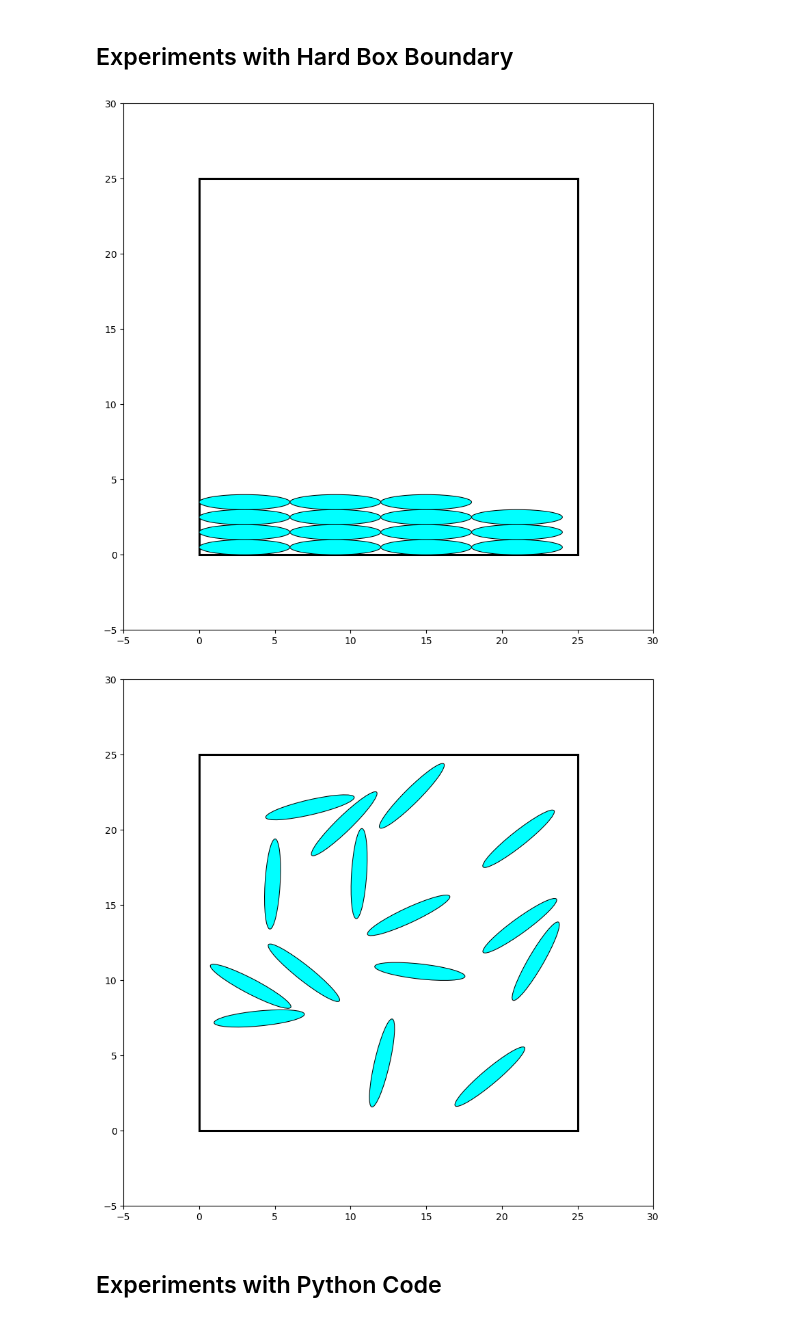
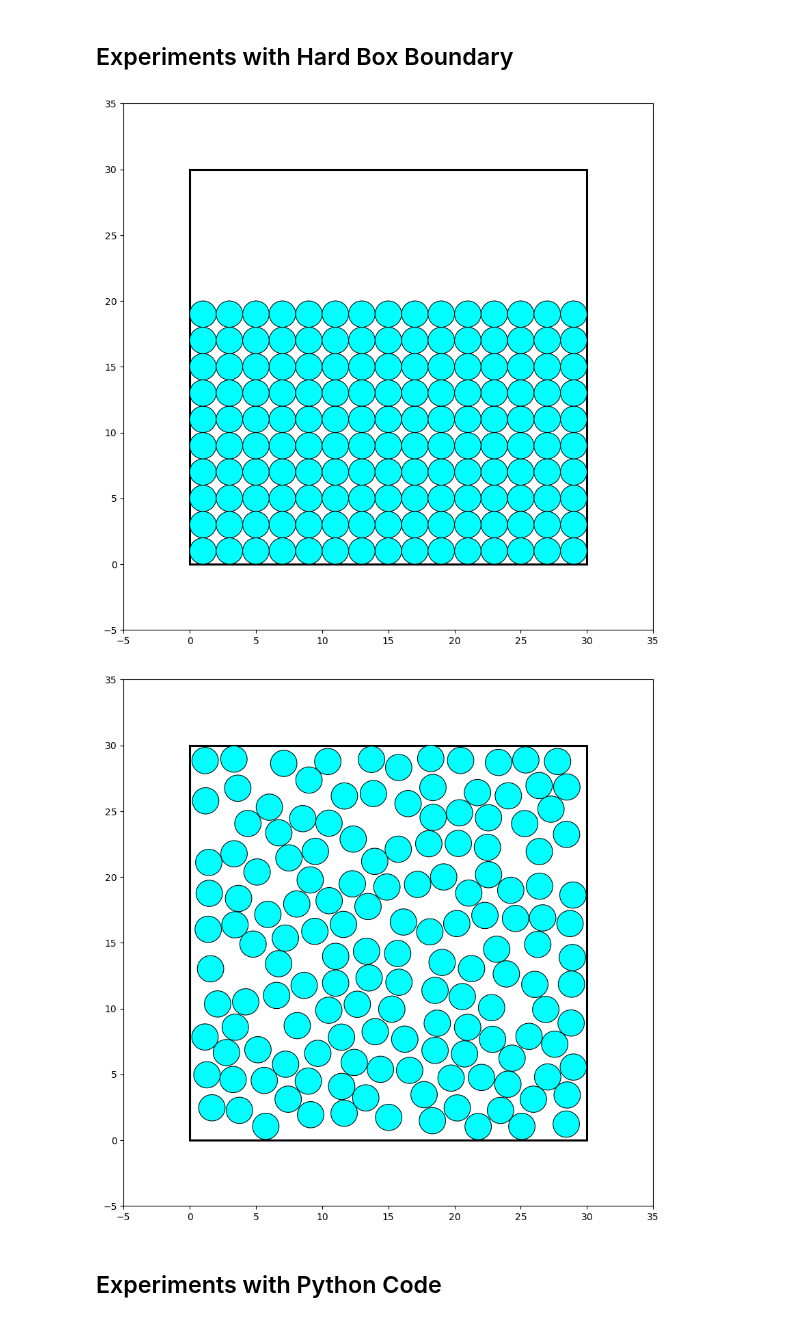
Before and after one commit to SyuW/Liquid-Crystals-Monte-Carlo, a Jupyter notebook: src/cpp/plot_initial.ipynb, the cells around one changed output. Drawn from its saved outputs; the diff is of its cells as text; code cells hidden in the pictures.

```diff
--- a/src/cpp/plot_initial.ipynb
+++ b/src/cpp/plot_initial.ipynb
@@ -15,11 +15,12 @@ final_arr = np.genfromtxt(final_positions_file, dtype=float, delimiter=",")
 
 a = 3
 b = 0.5
+radius = 25
 
 for arr in [init_arr, final_arr]:
     fig, ax = plt.subplots()
     fig.set_size_inches(10, 10)
-    outer_circle = plt.Circle((0, 0), 25, color="black", fill=False, linewidth=2.2)
+    outer_circle = plt.Circle((0, 0), radius, color="black", fill=False, linewidth=2.2)
     ax.add_patch(outer_circle)
 
     for i in range(0, arr.shape[0]):
@@ -43,38 +44,38 @@ plt.show()
 # %%
 initial_positions_file = "initialPositions_box.txt"
 final_positions_file = "finalPositions_box.txt"
 
 init_arr = np.genfromtxt(initial_positions_file, dtype=float, delimiter=",")
 final_arr = np.genfromtxt(final_positions_file, dtype=float, delimiter=",")
 
-a = 3
-b = 0.5
+a = 1
+b = 1
 
-box_height = 25
-box_width = 25
+box_height = 30
+box_width = 30
 
 for arr in [init_arr, final_arr]:
     fig, ax = plt.subplots()
     fig.set_size_inches(10, 10)
     box = plt.Rectangle((0,0), box_width, box_height, color="black", fill=False, linewidth=2.2)
     ax.add_patch(box)
 
     for i in range(0, arr.shape[0]):
         pos = arr[i, :]
         ellipse_angle = (180 / np.pi) * (pos[-1] % np.pi)
         particle = Ellipse(xy=pos[:-1], angle=ellipse_angle,
                         width=2 * a, height=2 * b,
                         linewidth=0.75, ec='black', fc="cyan", fill=True)
         ax.add_patch(particle)
 
         scale = 25
         ax.set_xlim(-5, box_width+5)
         ax.set_ylim(-5, box_height+5)
 
     plt.show()
 # %% [output]
-[figure, old version]
+[figure, new version]
-[figure, old version]
+[figure, new version]
 # %% [markdown]
 ## Experiments with Python Code
 # %%
```
Also changed, not shown: parts of 1 cell of this notebook, 5 other files.
